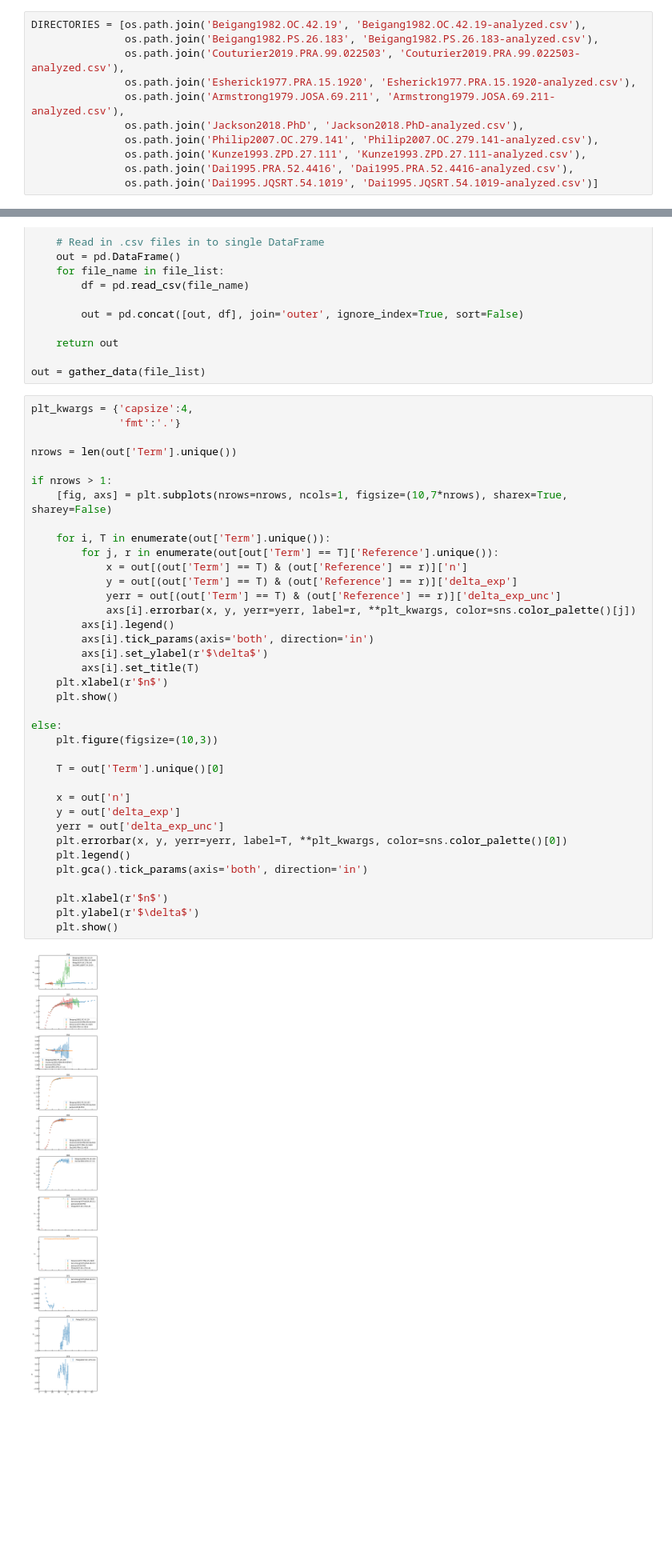
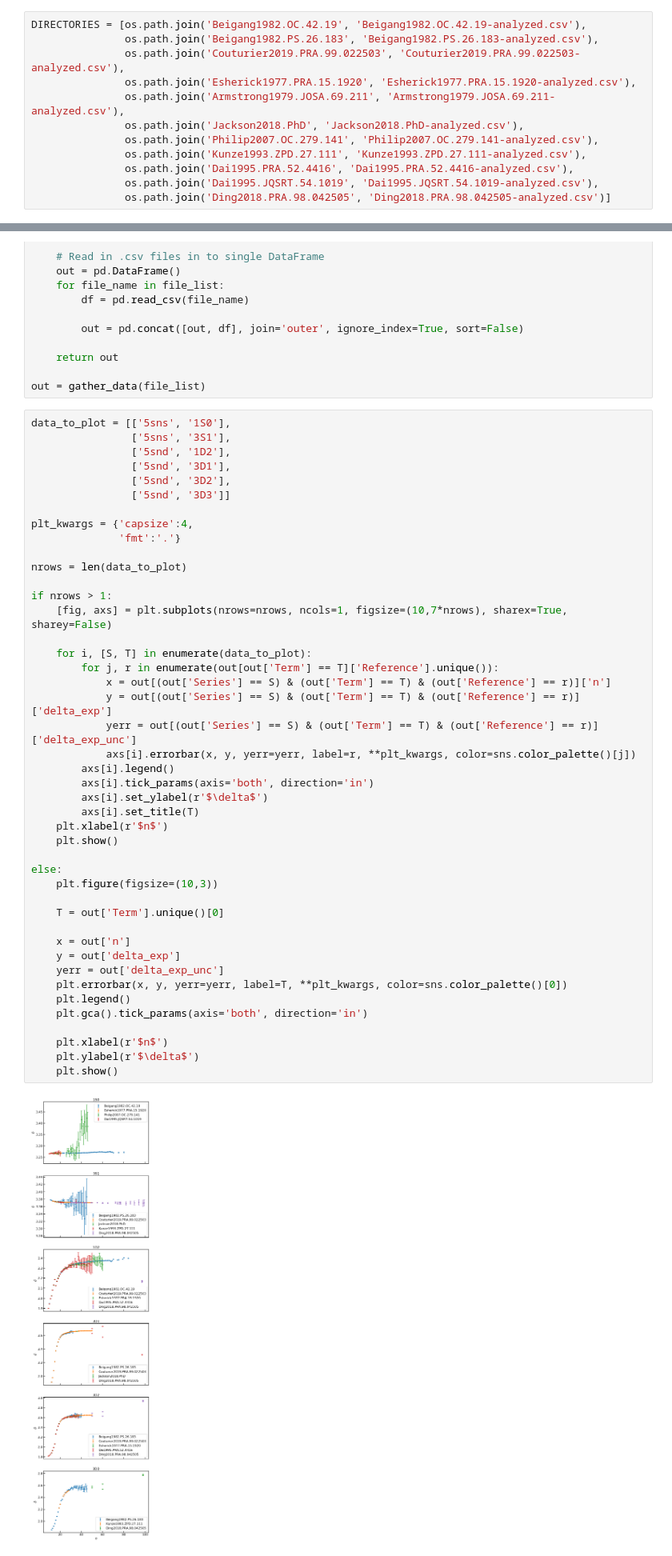
Before and after one commit to rogding/phd_thesis, a Jupyter notebook: appendices/sr_data/rydberg_lines/compile_rydberg_lines.ipynb, the cells around one changed output, grey strips where cells are left out. Shown at 80% size. Drawn from its saved outputs; the diff is of its cells as text; blank space fills up the shorter version.

```diff
--- a/appendices/sr_data/rydberg_lines/compile_rydberg_lines.ipynb
+++ b/appendices/sr_data/rydberg_lines/compile_rydberg_lines.ipynb
@@ -20,7 +20,8 @@ DIRECTORIES = [os.path.join('Beigang1982.OC.42.19', 'Beigang1982.OC.42.19-analyz
                os.path.join('Philip2007.OC.279.141', 'Philip2007.OC.279.141-analyzed.csv'),
                os.path.join('Kunze1993.ZPD.27.111', 'Kunze1993.ZPD.27.111-analyzed.csv'),
                os.path.join('Dai1995.PRA.52.4416', 'Dai1995.PRA.52.4416-analyzed.csv'),
-               os.path.join('Dai1995.JQSRT.54.1019', 'Dai1995.JQSRT.54.1019-analyzed.csv')]
+               os.path.join('Dai1995.JQSRT.54.1019', 'Dai1995.JQSRT.54.1019-analyzed.csv'),
+               os.path.join('Ding2018.PRA.98.042505', 'Ding2018.PRA.98.042505-analyzed.csv')]
 # %%
 # Goes through all listed .csv files and returns data in a single DataFrame
 
@@ -39,41 +40,48 @@ def gather_data(file_list):
 
 out = gather_data(file_list)
 # %%
+data_to_plot = [['5sns', '1S0'],
+                ['5sns', '3S1'],
+                ['5snd', '1D2'],
+                ['5snd', '3D1'],
+                ['5snd', '3D2'],
+                ['5snd', '3D3']]
+
 plt_kwargs = {'capsize':4,
               'fmt':'.'}
 
-nrows = len(out['Term'].unique())
+nrows = len(data_to_plot)
 
 if nrows > 1:
     [fig, axs] = plt.subplots(nrows=nrows, ncols=1, figsize=(10,7*nrows), sharex=True, sharey=False)
 
-    for i, T in enumerate(out['Term'].unique()):
+    for i, [S, T] in enumerate(data_to_plot):
         for j, r in enumerate(out[out['Term'] == T]['Reference'].unique()):
-            x = out[(out['Term'] == T) & (out['Reference'] == r)]['n']
-            y = out[(out['Term'] == T) & (out['Reference'] == r)]['delta_exp']
-            yerr = out[(out['Term'] == T) & (out['Reference'] == r)]['delta_exp_unc']
+            x = out[(out['Series'] == S) & (out['Term'] == T) & (out['Reference'] == r)]['n']
+            y = out[(out['Series'] == S) & (out['Term'] == T) & (out['Reference'] == r)]['delta_exp']
+            yerr = out[(out['Series'] == S) & (out['Term'] == T) & (out['Reference'] == r)]['delta_exp_unc']
             axs[i].errorbar(x, y, yerr=yerr, label=r, **plt_kwargs, color=sns.color_palette()[j])
         axs[i].legend()
         axs[i].tick_params(axis='both', direction='in')
         axs[i].set_ylabel(r'$\delta$')
         axs[i].set_title(T)
     plt.xlabel(r'$n$')
     plt.show()
 
 else:
     plt.figure(figsize=(10,3))
 
     T = out['Term'].unique()[0]
 
     x = out['n']
     y = out['delta_exp']
     yerr = out['delta_exp_unc']
     plt.errorbar(x, y, yerr=yerr, label=T, **plt_kwargs, color=sns.color_palette()[0])
     plt.legend()
     plt.gca().tick_params(axis='both', direction='in')
 
     plt.xlabel(r'$n$')
     plt.ylabel(r'$\delta$')
     plt.show()
 # %% [output]
-[figure, old version]
+[figure, new version]
```
Also changed, not shown: 4 other files.
